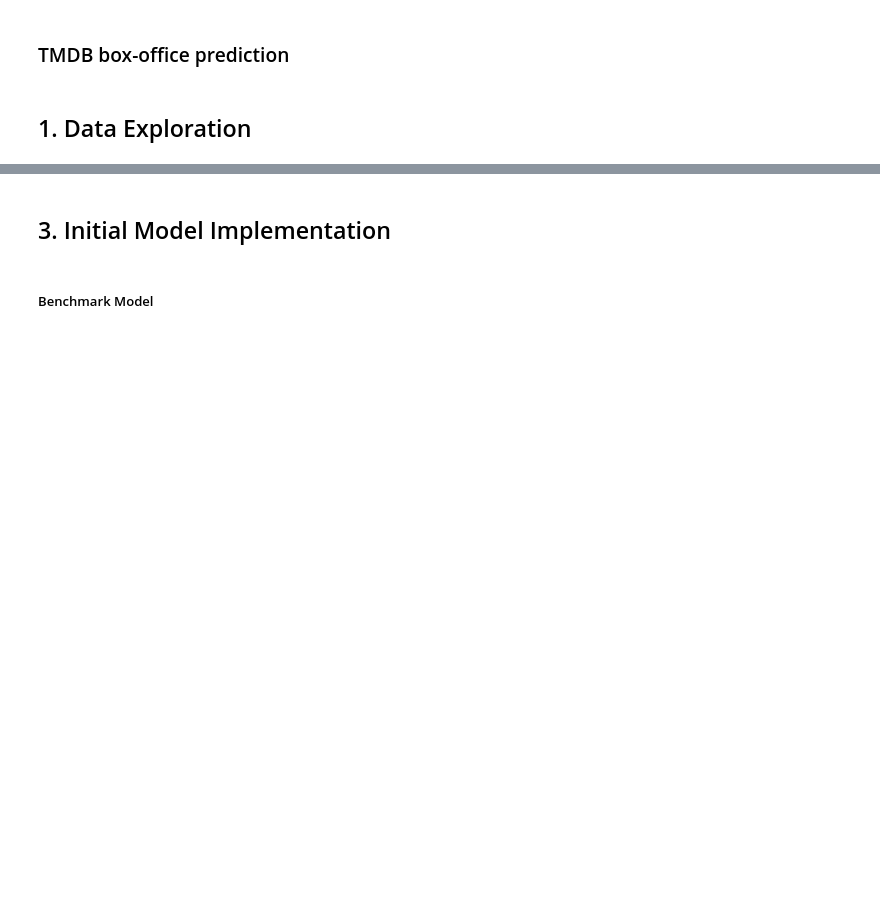
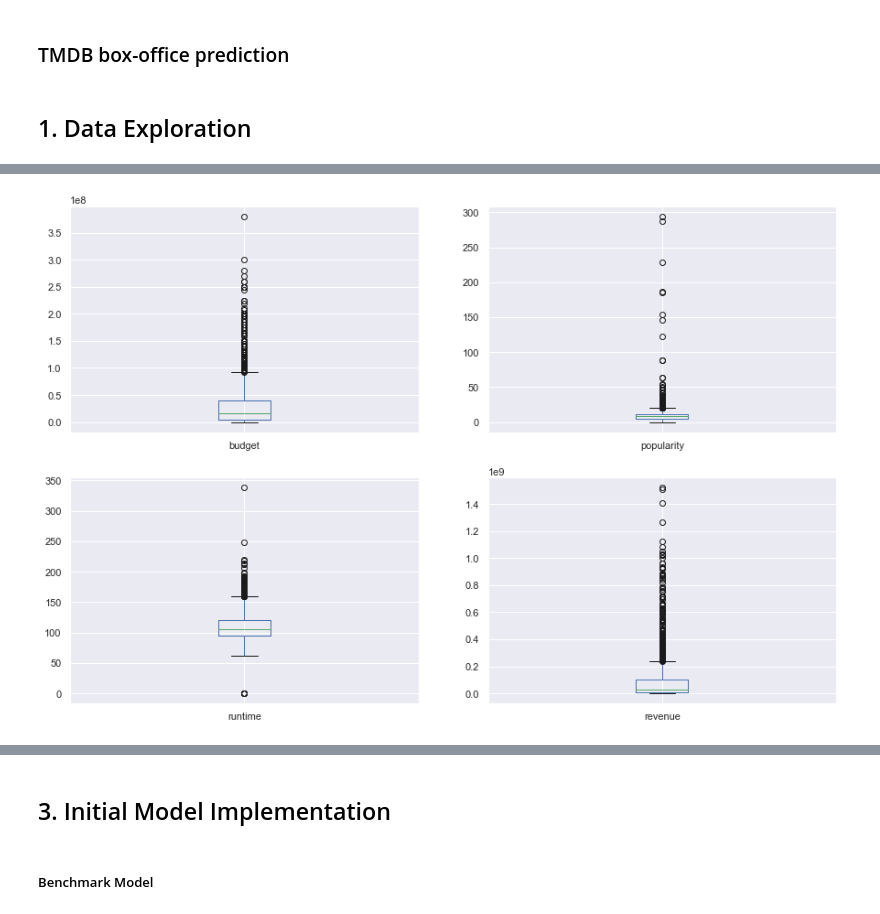
Before and after one commit to manish310/Machine-Learning-Capstone-Project, a Jupyter notebook: TMDB_Capstone.ipynb, the cells around one changed output, grey strips where cells are left out. Drawn from its saved outputs; the diff is of its cells as text; code cells hidden in the pictures; blank space fills up the shorter version.

```diff
--- a/TMDB_Capstone.ipynb
+++ b/TMDB_Capstone.ipynb
@@ -173,0 +273,9 @@ tmdb_train_df=tmdb_train.select_dtypes(exclude='object')
+# %%
+columns=['budget','popularity','runtime','revenue']
+m=len(columns)
+plt.figure(figsize=(15,10))
+for i,col in enumerate(columns):
+    plt.subplot((m//3)+1,2,i+1)
+    tmdb_train[col].plot(kind='box')
+# %% [output]
+[figure, added]
```
Also changed, not shown: parts of 99 cells of this notebook.
